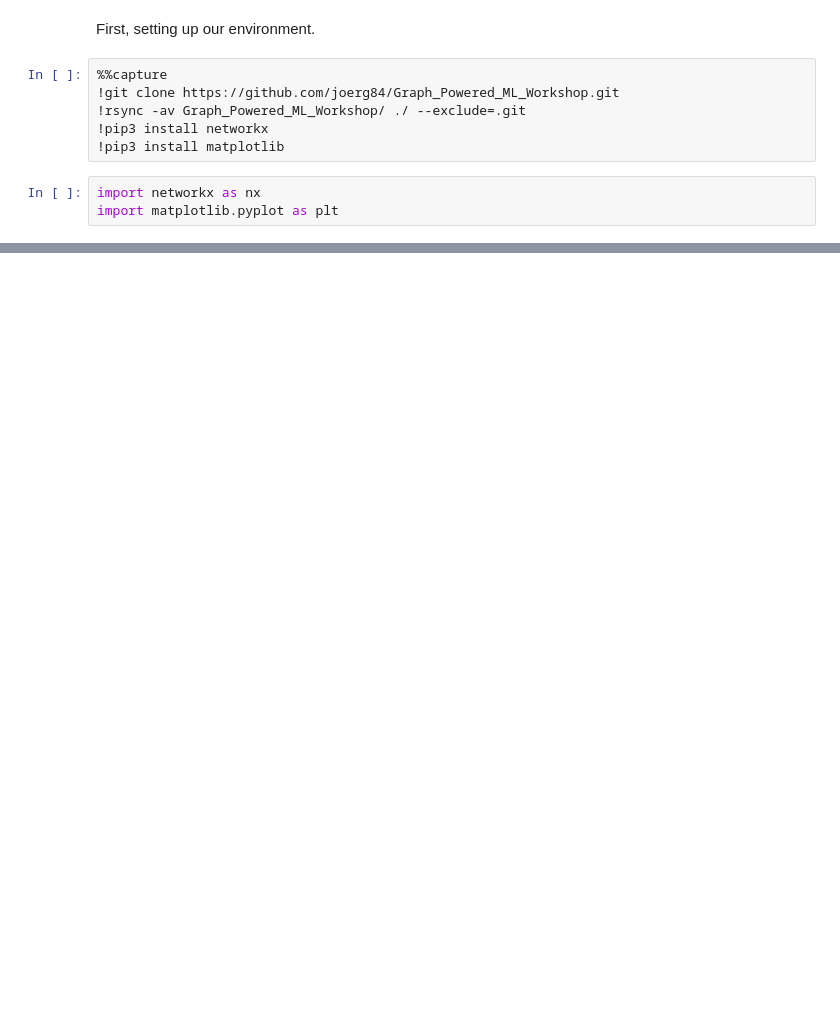
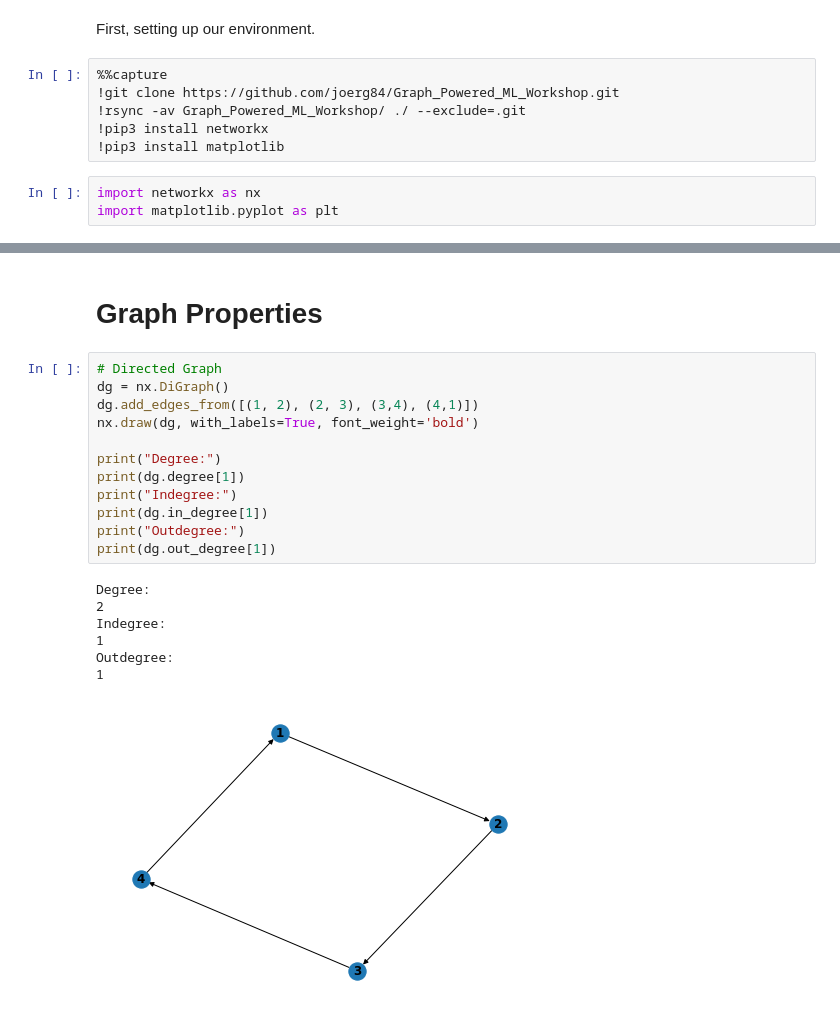
Before and after one commit to joerg84/Graph_Powered_ML_Workshop, a Jupyter notebook: Graph_properties.ipynb, the cells around one changed output, grey strips where cells are left out. Drawn from its saved outputs; the diff is of its cells as text; blank space fills up the shorter version.

```diff
--- a/Graph_properties.ipynb
+++ b/Graph_properties.ipynb
@@ -21,0 +50,22 @@ nx.draw(G, with_labels=True, font_weight='bold')
+# %% [markdown]
+# Graph Properties
+# %%
+# Directed Graph
+dg = nx.DiGraph()
+dg.add_edges_from([(1, 2), (2, 3), (3,4), (4,1)])
+nx.draw(dg, with_labels=True, font_weight='bold')
+
+print("Degree:")
+print(dg.degree[1])
+print("Indegree:")
+print(dg.in_degree[1])
+print("Outdegree:")
+print(dg.out_degree[1])
+# %% [output]
+Degree:
+2
+Indegree:
+1
+Outdegree:
+1
+[figure, added]
```
Also changed, not shown: parts of 21 cells of this notebook.
